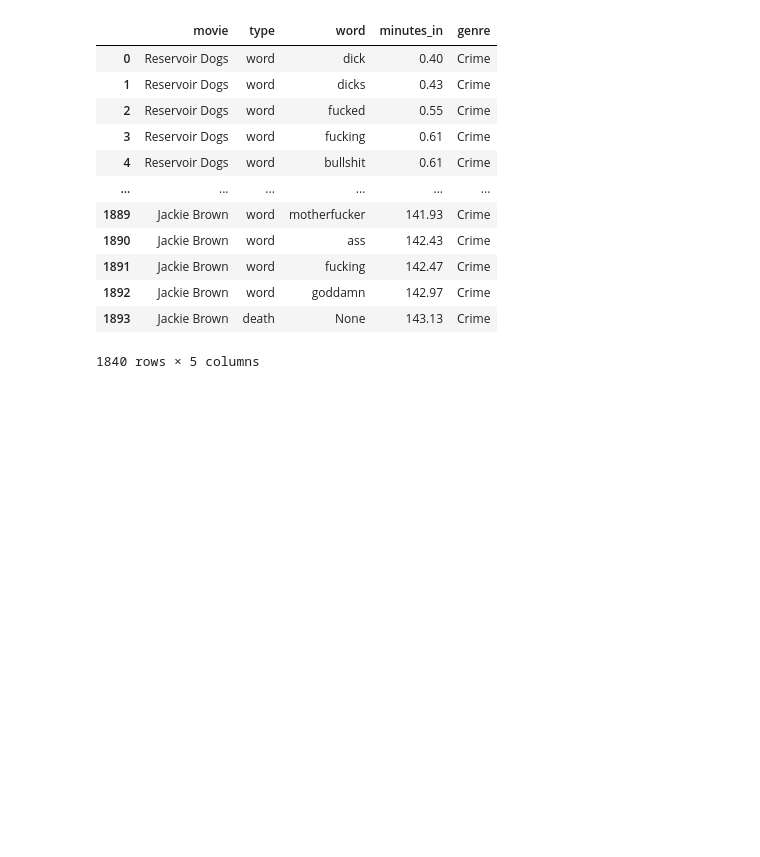
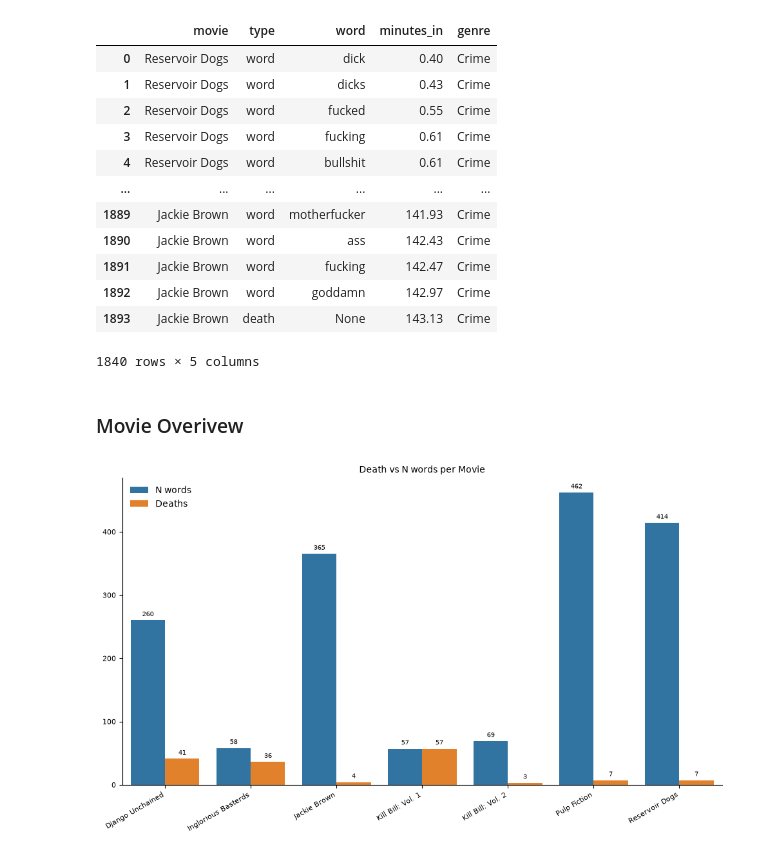
Before and after one commit to LeonardoTerra/Tarantino-Profanity-EDA, a Jupyter notebook: General EDAs/Tarantino F-words Overview.ipynb, the cells around one changed output. Cells and saved outputs as stored; diff of their text form; code cells hidden in the pictures; blank space fills up the shorter version.

Commit message:
Tarantino F-words Overview

```diff
--- a/General EDAs/Tarantino F-words Overview.ipynb
+++ b/General EDAs/Tarantino F-words Overview.ipynb
@@ -173,3 +178,37 @@ df
 | 1892 | Jackie Brown | word | goddamn | 142.97 | Crime |
 | 1893 | Jackie Brown | death | None | 143.13 | Crime |
 1840 rows × 5 columns
+# %% [markdown]
+### Movie Overivew
+# %%
+movies_overview = df.groupby(['movie','genre']).agg(
+    word_count=('type',lambda x: (x == 'word').sum()),
+    duration_min=('minutes_in', 'max'),
+    death_count=('type', lambda x: (x == 'death').sum())).reset_index()
+
+movies_overview['wpm'] = (movies_overview['word_count'] / movies_overview['duration_min']).round(2)
+movies_overview['dpm'] = (movies_overview['death_count'] / movies_overview['duration_min']).round(2)
+# %%
+import seaborn as sns
+import matplotlib.pyplot as plt
+
+plot_df = movies_overview[['movie', 'word_count', 'death_count']].rename(
+    columns={'word_count': 'N words', 'death_count': 'Deaths'}).melt(id_vars='movie', var_name='type', value_name='count')
+
+fig, ax = plt.subplots(figsize=(10, 6))
+sns.barplot(data=plot_df, x='movie', y='count', hue='type', ax=ax)
+
+for container in ax.containers:
+    ax.bar_label(container, fontsize=7, padding=3)
+
+ax.set_xticklabels(ax.get_xticklabels(), rotation=30, ha='right', fontsize=8)
+ax.tick_params(axis='y', labelsize=8)
+ax.set_title('Death vs N words per Movie', fontsize=10)
+ax.set_xlabel('')
+ax.set_ylabel('')
+ax.legend(loc='upper left', frameon=False)
+
+sns.despine(left=False, right=True, top=True, bottom=False)
+plt.tight_layout()
+# %% [output]
+[figure, added]
```
Also changed, not shown: parts of 6 cells of this notebook.
